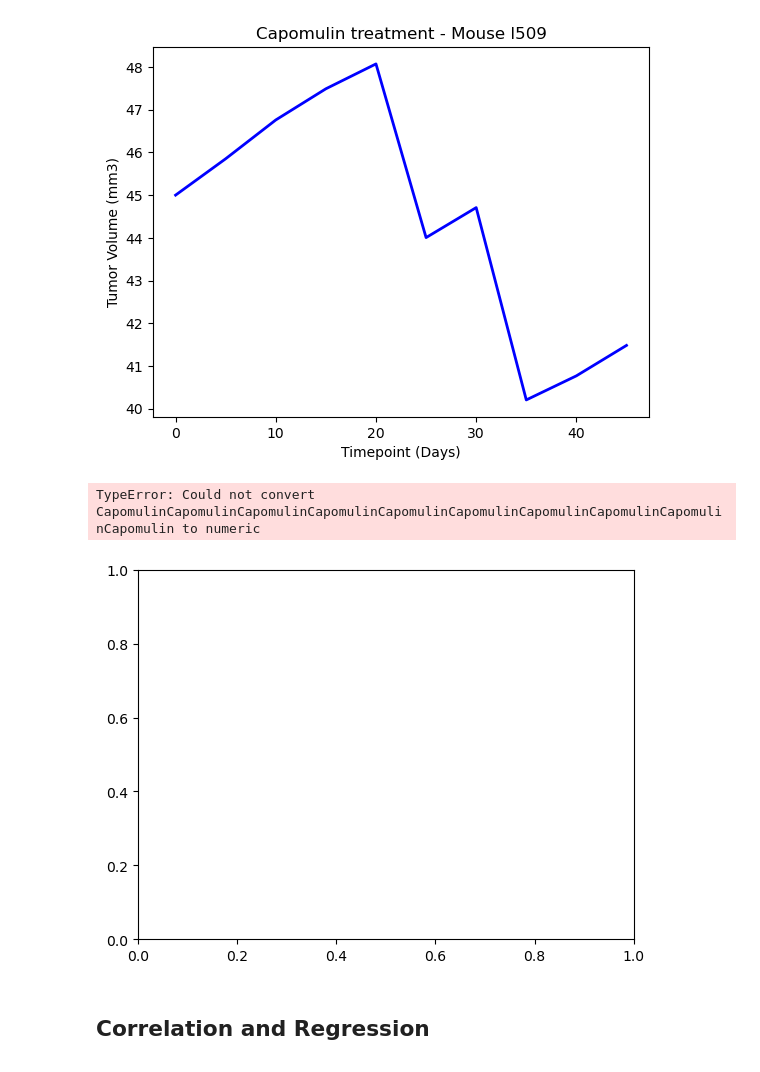
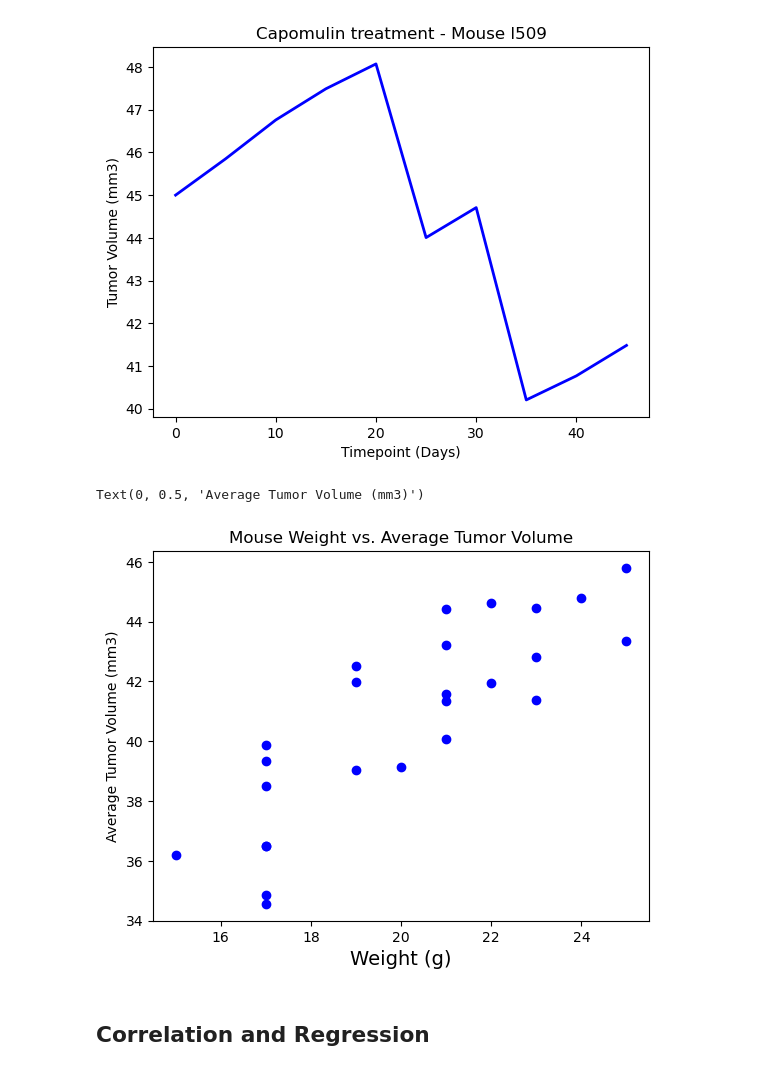
Before and after one commit to RaeAnnG/matplotlib-challenge, a Jupyter notebook: pymaceuticals_RG.ipynb, the cells around one changed output. Saved outputs shown, nothing was run; the diff lists cells and outputs as text; code cells hidden in the pictures.

```diff
--- a/pymaceuticals_RG.ipynb
+++ b/pymaceuticals_RG.ipynb
@@ -308,19 +314,12 @@ plt.show()
 # %% [markdown]
 ## Quartiles, Outliers and Boxplots
 # %%
-# Calculate the final tumor volume of each mouse across four of the treatment regimens:
-# Capomulin, Ramicane, Infubinol, and Ceftamin
-Capomulin_df = clean_results_df.loc[clean_results_df["Drug Regimen"] == "Capomulin",:]
-Ramicane_df = clean_results_df.loc[clean_results_df["Drug Regimen"] == "Ramicane", :]
-Infubinol_df = clean_results_df.loc[clean_results_df["Drug Regimen"] == "Infubinol", :]
-Ceftamin_df = clean_results_df.loc[clean_results_df["Drug Regimen"] == "Ceftamin", :]
-
 # Start by getting the last (greatest) timepoint for each mouse
-Capomulin_last = Capomulin_df.groupby('Mouse ID').max()['Timepoint']
-Capomulin_vol = pd.DataFrame(Capomulin_last)
+Max_Tumor = clean_results_df.groupby('Mouse ID').max()['Timepoint']
+Max_Tumor = Max_Tumor.reset_index()
 
 # Merge this group df with the original DataFrame to get the tumor volume at the last timepoint
-Capomulin_merge = pd.merge(Capomulin_vol, clean_results_df, on=("Mouse ID","Timepoint"),how="left")
-Capomulin_merge.head()
+Merge_data = Max_Tumor.merge(clean_results_df, on=("Mouse ID","Timepoint"),how="left")
+Merge_data.head()
 # %% [output]
 |  | Mouse ID | Timepoint | Tumor Volume (mm3) | Metastatic Sites | Drug Regimen | Sex | Age_months | ... |
@@ -640,16 +423,17 @@ Text(0, 0.5, 'Tumor Volume (mm3)')
 # %%
 # Generate a scatter plot of mouse weight vs. the average observed tumor volume for the entire Capomulin regimen
 fig1, ax1 = plt.subplots()
-average_capomulin_volume = Capomulin_df.groupby(['Mouse ID']).mean()
+average_capomulin_volume = Capomulin_df.groupby(['Mouse ID'])[["Weight (g)","Tumor Volume (mm3)"]].mean()
+
 
 marker_size=15
 plt.scatter(average_capomulin_volume['Weight (g)'],average_capomulin_volume['Tumor Volume (mm3)'], color="blue")
 plt.title('Mouse Weight vs. Average Tumor Volume')
 plt.xlabel('Weight (g)',fontsize =14)
 plt.ylabel('Average Tumor Volume (mm3)')
 # %% [output]
-TypeError: Could not convert CapomulinCapomulinCapomulinCapomulinCapomulinCapomulinCapomulinCapomulinCapomulinCapomulin to numeric
+Text(0, 0.5, 'Average Tumor Volume (mm3)')
-[figure, old version]
+[figure, new version]
 # %% [markdown]
 ## Correlation and Regression
 # %%
```
Also changed, not shown: parts of 16 cells of this notebook.
